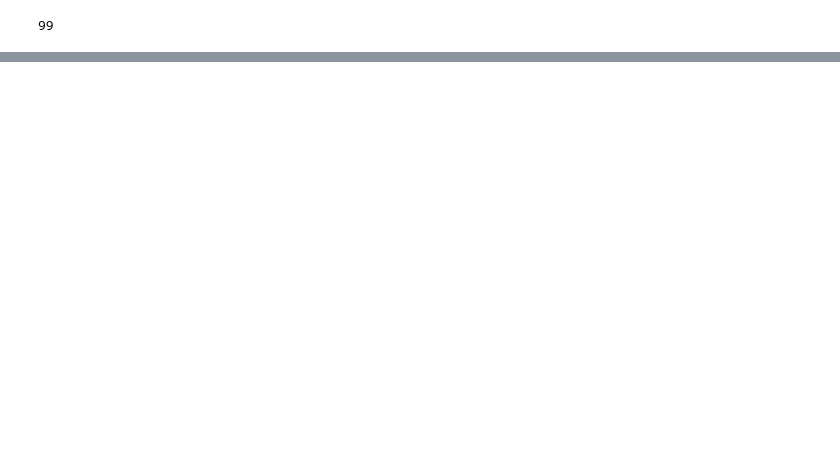
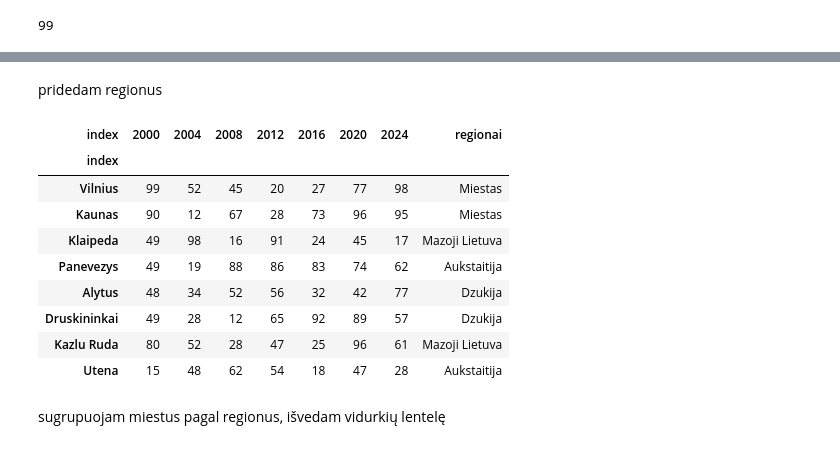
Before and after one commit to infohata/course-python-basic, a Jupyter notebook: PTU20_live/praktinis_pandas.ipynb, the cells around one changed output, grey strips where cells are left out. Cells and saved outputs as stored; diff of their text form; code cells hidden in the pictures; blank space fills up the shorter version.

```diff
--- a/PTU20_live/praktinis_pandas.ipynb
+++ b/PTU20_live/praktinis_pandas.ipynb
@@ -321,0 +489,30 @@ su_utena
+# %% [markdown]
+pridedam regionus
+# %%
+regionai = pd.Series([
+    'Miestas',
+    'Miestas',
+    'Mazoji Lietuva',
+    'Aukstaitija',
+    'Dzukija',
+    'Dzukija',
+    'Mazoji Lietuva',
+    'Aukstaitija'
+])
+laikini = visi_miestai.reset_index()
+laikini['regionai'] = regionai
+visi_miestai = laikini.set_index('index')
+visi_miestai
+# %% [output]
+| index | 2000 | 2004 | 2008 | 2012 | 2016 | 2020 | 2024 | regionai |
+| index |  |  |  |  |  |  |  |  |
+| Vilnius | 99 | 52 | 45 | 20 | 27 | 77 | 98 | Miestas |
+| Kaunas | 90 | 12 | 67 | 28 | 73 | 96 | 95 | Miestas |
+| Klaipeda | 49 | 98 | 16 | 91 | 24 | 45 | 17 | Mazoji Lietuva |
+| Panevezys | 49 | 19 | 88 | 86 | 83 | 74 | 62 | Aukstaitija |
+| Alytus | 48 | 34 | 52 | 56 | 32 | 42 | 77 | Dzukija |
+| Druskininkai | 49 | 28 | 12 | 65 | 92 | 89 | 57 | Dzukija |
+| Kazlu Ruda | 80 | 52 | 28 | 47 | 25 | 96 | 61 | Mazoji Lietuva |
+| Utena | 15 | 48 | 62 | 54 | 18 | 47 | 28 | Aukstaitija |
+# %% [markdown]
+sugrupuojam miestus pagal regionus, išvedam vidurkių lentelę
```
Also changed, not shown: parts of 70 cells of this notebook, 2 other files.
